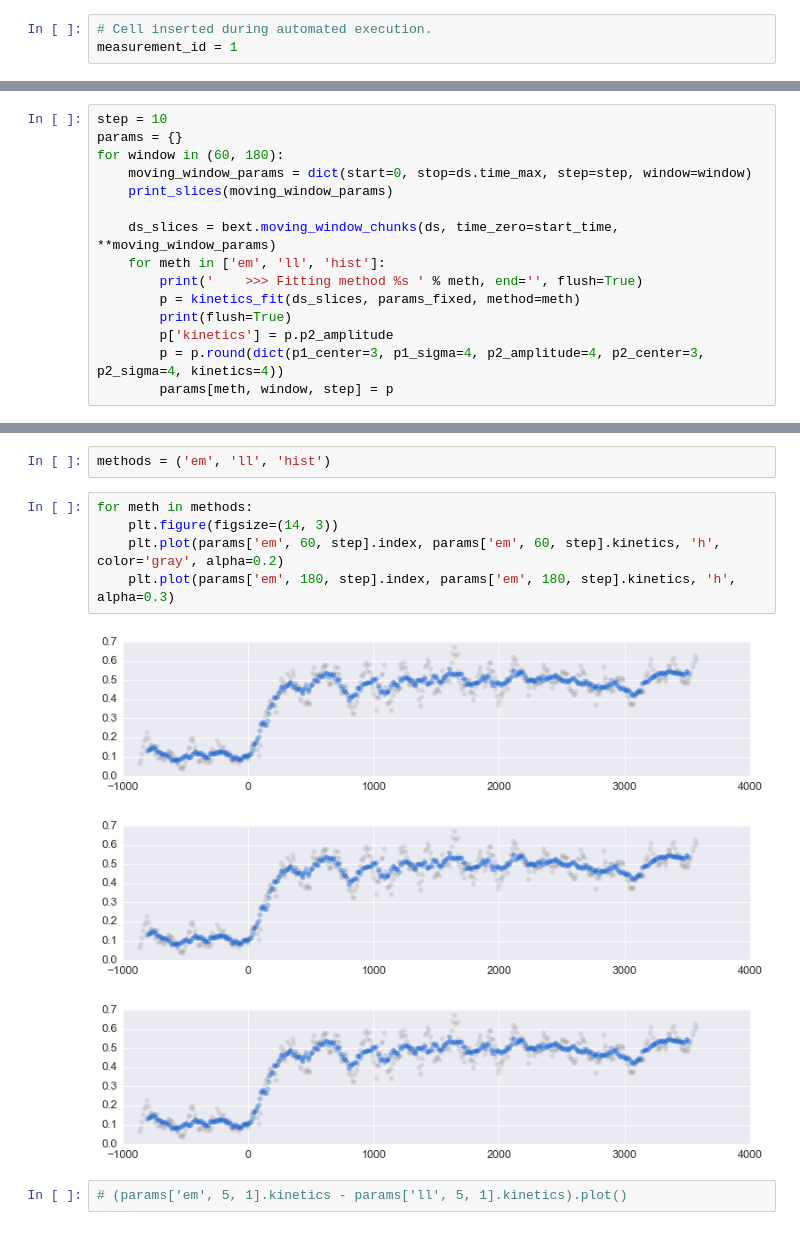
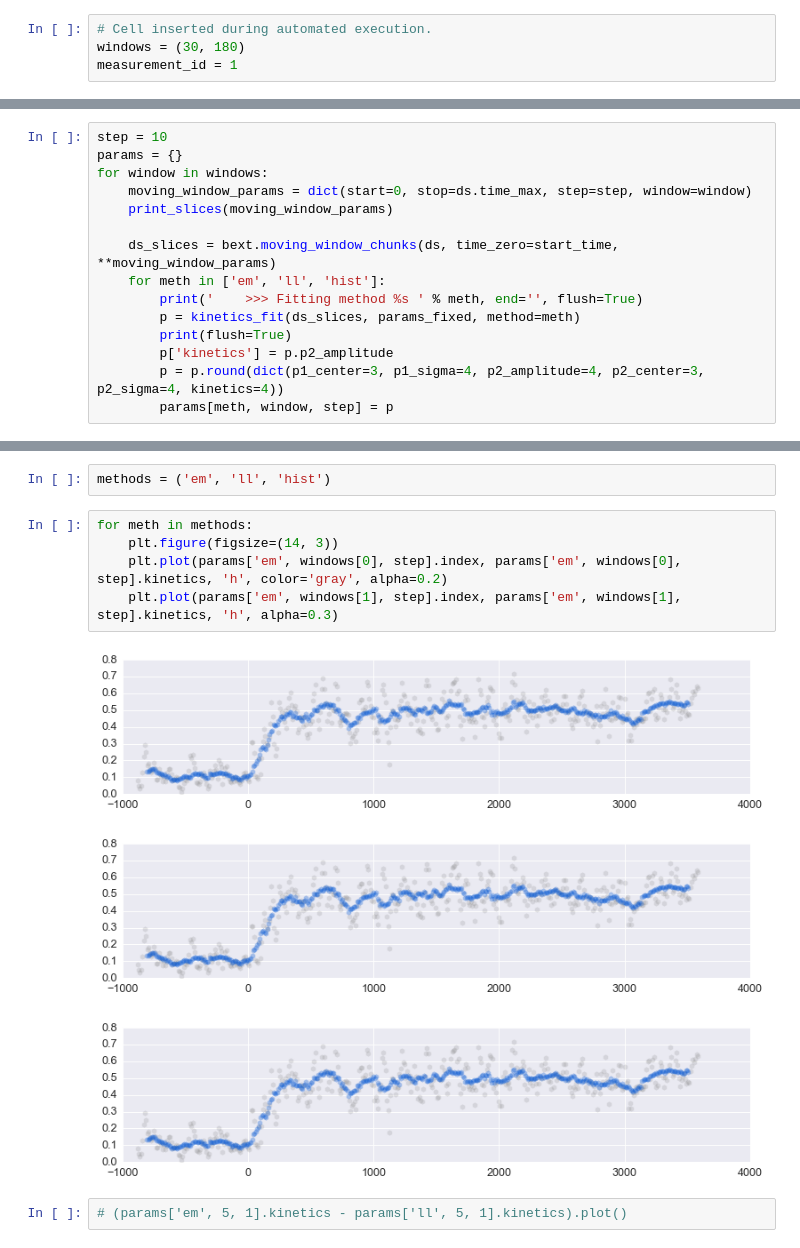
Before and after one commit to tritemio/multispot_paper, a Jupyter notebook: realtime kinetics/out_notebooks/1-spot bubble-bubble kinetics - Template-out_1.ipynb, the cells around one changed output, grey strips where cells are left out. Saved outputs shown, nothing was run; the diff lists cells and outputs as text.

Commit message:
Re-run 1-spot kinetics with 30s window and compare with multispot

```diff
--- a/realtime kinetics/out_notebooks/1-spot bubble-bubble kinetics - Template-out_1.ipynb
+++ b/realtime kinetics/out_notebooks/1-spot bubble-bubble kinetics - Template-out_1.ipynb
@@ -7,5 +8,6 @@ measurement_id = 0
 # %%
 # Cell inserted during automated execution.
+windows = (30, 180)
 measurement_id = 1
 # %% [markdown]
 ### Notebook arguments
@@ -485,7 +487,7 @@ ds_high = ds.select_bursts(select_bursts.E, E1=0.85)
 # %%
 step = 10
 params = {}
-for window in (60, 180):
+for window in windows:
     moving_window_params = dict(start=0, stop=ds.time_max, step=step, window=window)
     print_slices(moving_window_params)
 
@@ -593,12 +595,12 @@ methods = ('em', 'll', 'hist')
 # %%
 for meth in methods:
     plt.figure(figsize=(14, 3))
-    plt.plot(params['em', 60, step].index, params['em', 60, step].kinetics, 'h', color='gray', alpha=0.2)
-    plt.plot(params['em', 180, step].index, params['em', 180, step].kinetics, 'h', alpha=0.3)
+    plt.plot(params['em', windows[0], step].index, params['em', windows[0], step].kinetics, 'h', color='gray', alpha=0.2)
+    plt.plot(params['em', windows[1], step].index, params['em', windows[1], step].kinetics, 'h', alpha=0.3)
 # %% [output]
-[figure, old version]
+[figure, new version]
-[figure, old version]
+[figure, new version]
-[figure, old version]
+[figure, new version]
 # %%
 # (params['em', 5, 1].kinetics - params['ll', 5, 1].kinetics).plot()
 # %%
```
Also changed, not shown: parts of 7 cells of this notebook, 26 other files.
